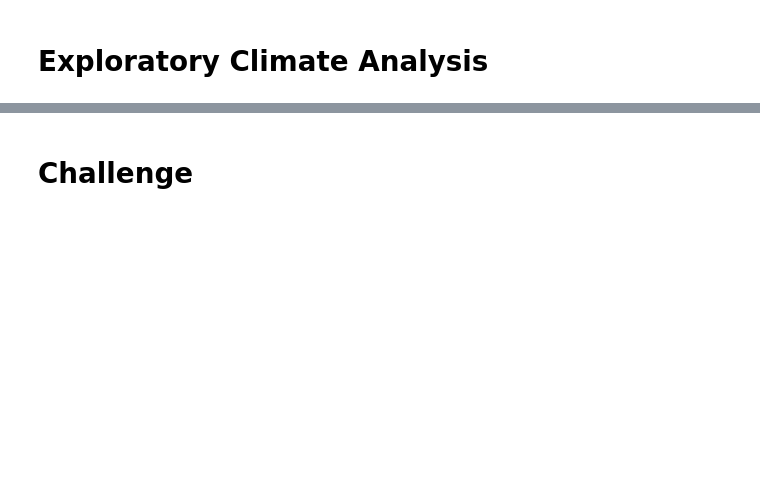
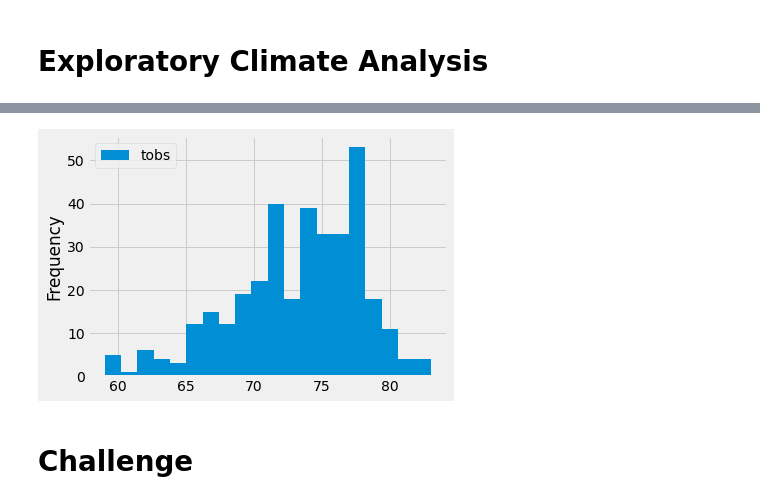
Before and after one commit to GFAmsterdam/surfs_up, a Jupyter notebook: climate_analysis.ipynb, the cells around one changed output, grey strips where cells are left out. Saved outputs shown, nothing was run; the diff lists cells and outputs as text; code cells hidden in the pictures; blank space fills up the shorter version.

```diff
--- a/climate_analysis.ipynb
+++ b/climate_analysis.ipynb
@@ -70,2 +133,7 @@ AttributeError: measurement
+# %%
+df.plot.hist(bins=20)
+plt.tight_layout()
+# %% [output]
+[figure, added]
 # %% [markdown]
 # Challenge
```
Also changed, not shown: parts of 12 cells of this notebook, 5 other files.
